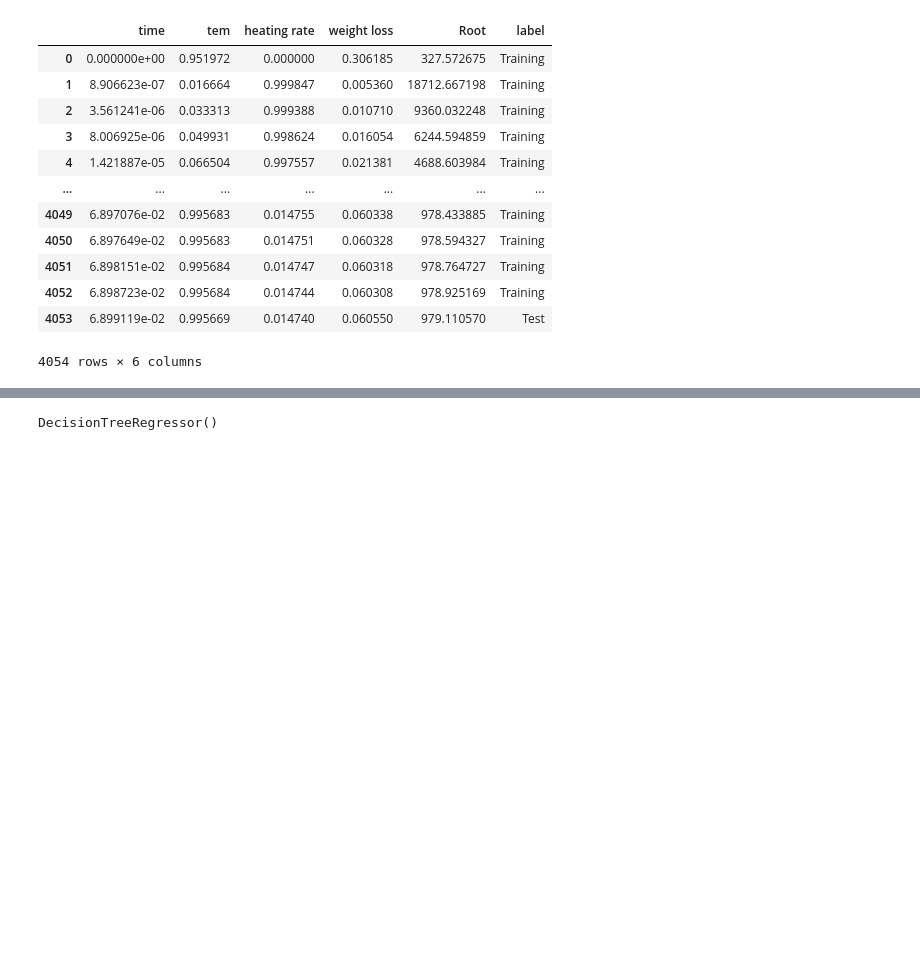
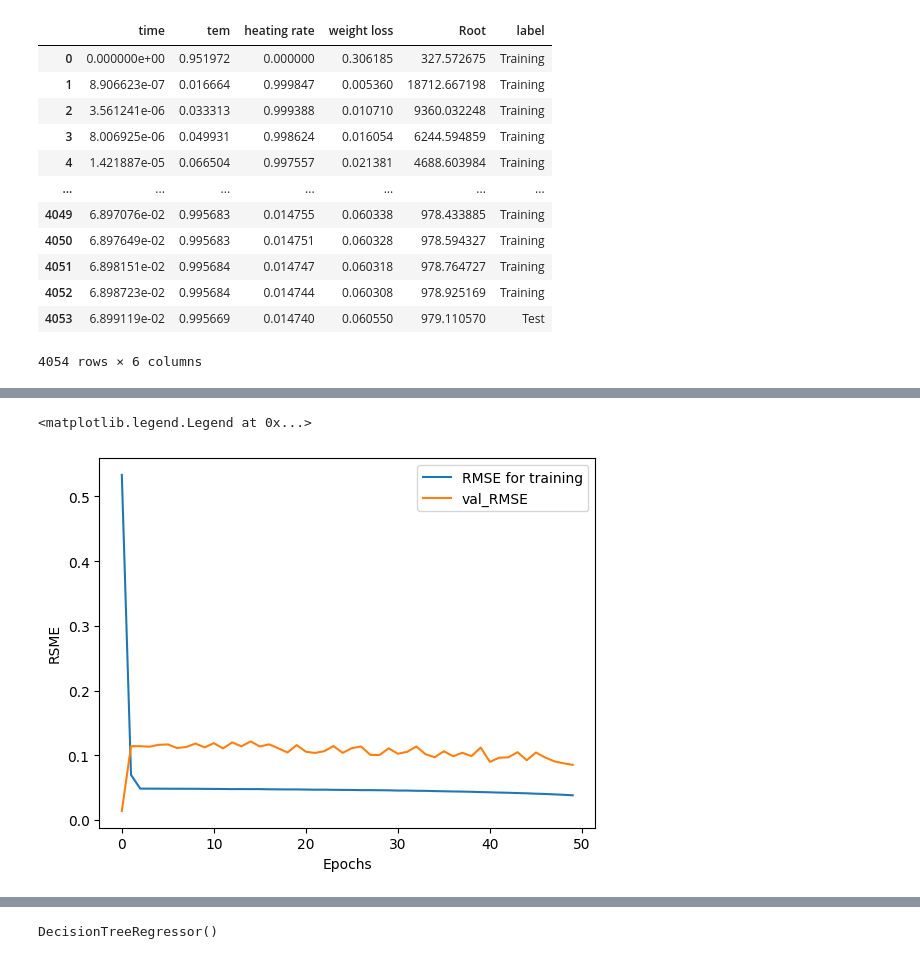
Before and after one commit to Noob919/Python_Basic, a Jupyter notebook: Aged_pet_weight_loss.ipynb, the cells around one changed output, grey strips where cells are left out. Drawn from its saved outputs; the diff is of its cells as text; code cells hidden in the pictures; blank space fills up the shorter version.

```diff
--- a/Aged_pet_weight_loss.ipynb
+++ b/Aged_pet_weight_loss.ipynb
@@ -92,0 +159,9 @@ Root = df_training['Root']
+# %%
+plt.plot(met_df['root_mean_squared_error'], label = 'RMSE for training')
+plt.plot(met_df['val_root_mean_squared_error'], label = 'val_RMSE')
+plt.xlabel('Epochs')
+plt.ylabel('RSME')
+plt.legend()
+# %% [output]
+<matplotlib.legend.Legend at 0x...>
+[figure, added]
```
Also changed, not shown: parts of 16 cells of this notebook.
